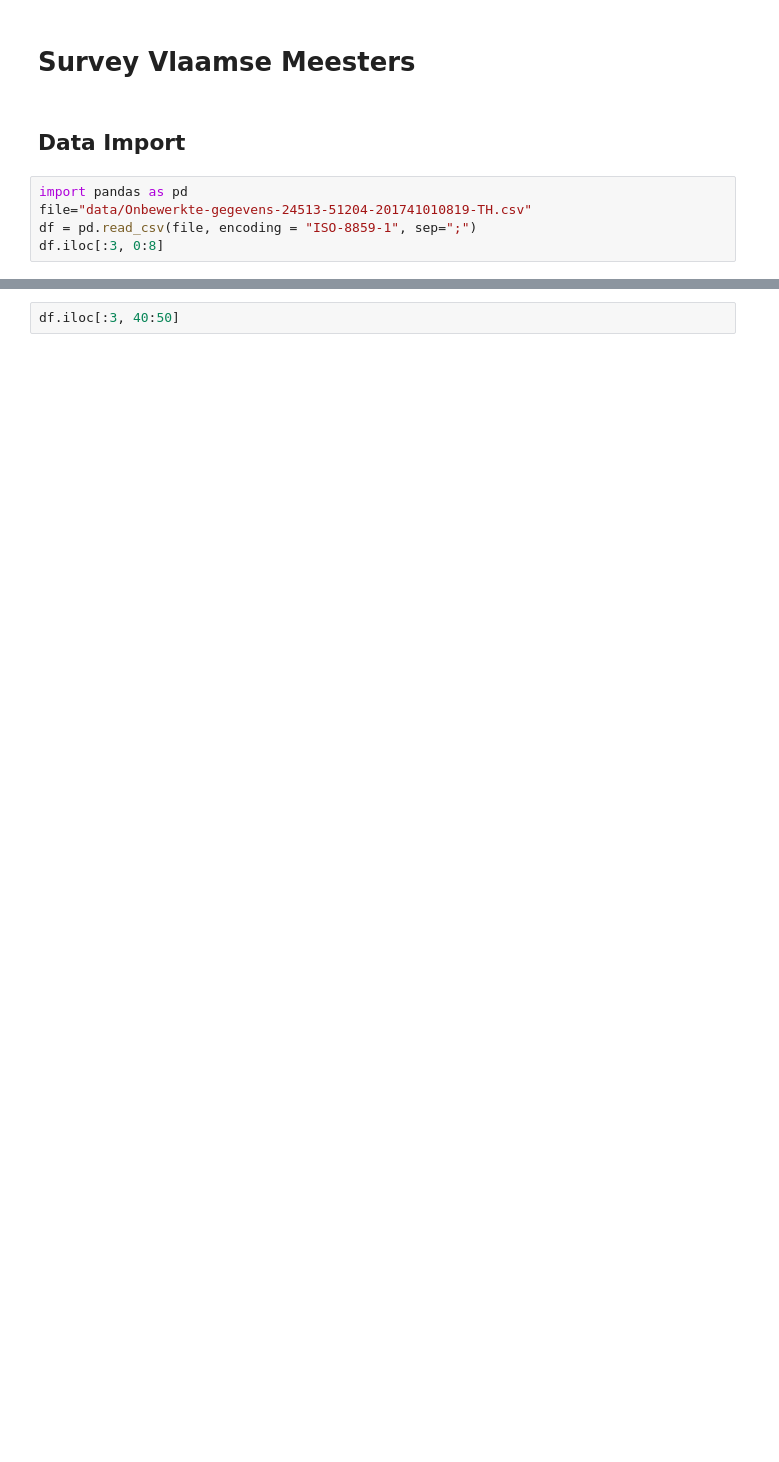
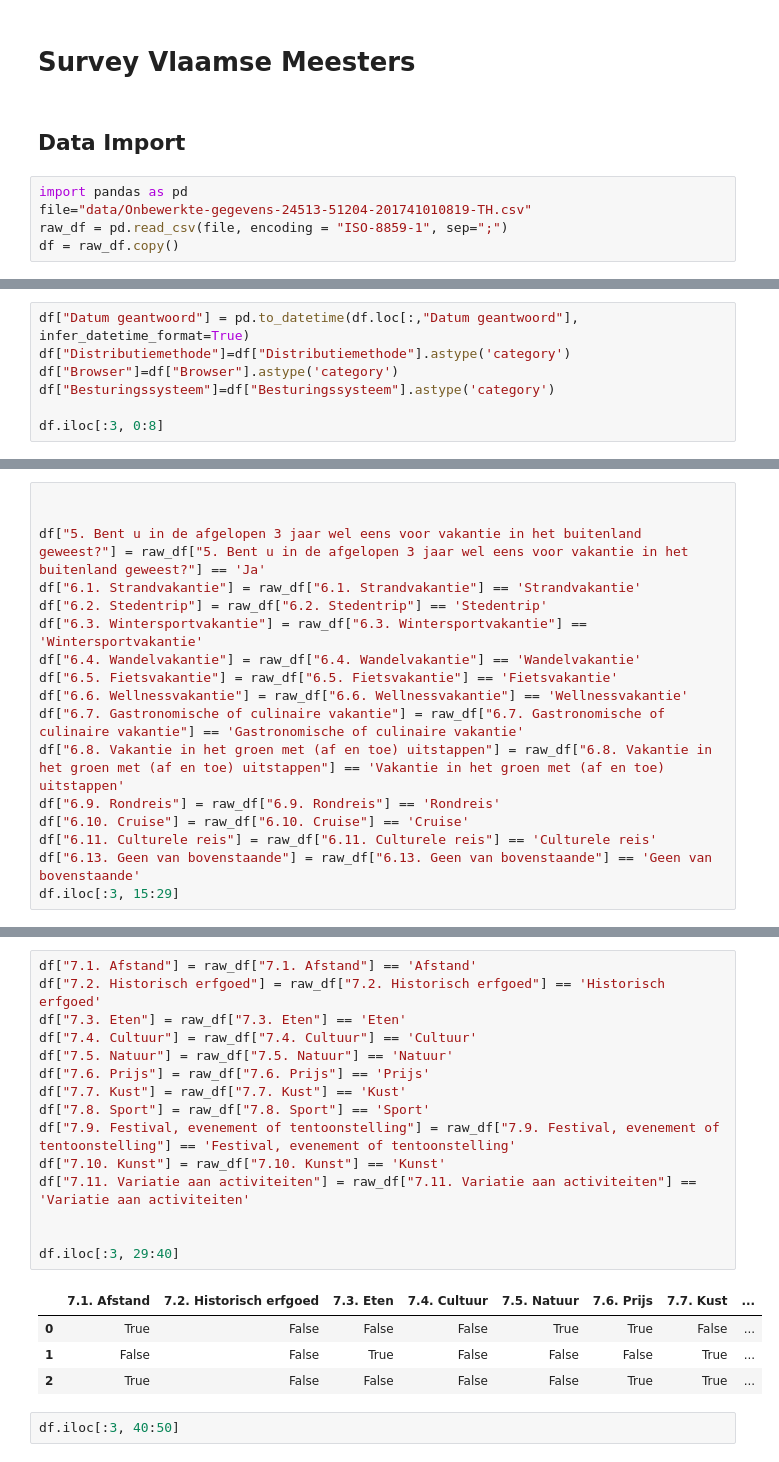
Before and after one commit to tomhostyn/VlMe2017, a Jupyter notebook: Initial exploration.ipynb, the cells around one changed output, grey strips where cells are left out. Cells and saved outputs as stored; diff of their text form; blank space fills up the shorter version.

```diff
--- a/Initial exploration.ipynb
+++ b/Initial exploration.ipynb
@@ -5,5 +5,5 @@
 # %%
 import pandas as pd
 file="data/Onbewerkte-gegevens-24513-51204-201741010819-TH.csv"
-df = pd.read_csv(file, encoding = "ISO-8859-1", sep=";")
-df.iloc[:3, 0:8]
+raw_df = pd.read_csv(file, encoding = "ISO-8859-1", sep=";")
+df = raw_df.copy()
@@ -14,0 +12,7 @@ df.iloc[:3, 0:8]
+# %%
+df["Datum geantwoord"] = pd.to_datetime(df.loc[:,"Datum geantwoord"], infer_datetime_format=True)
+df["Distributiemethode"]=df["Distributiemethode"].astype('category')
+df["Browser"]=df["Browser"].astype('category')
+df["Besturingssysteem"]=df["Besturingssysteem"].astype('category')
+
+df.iloc[:3, 0:8]
@@ -35,0 +31,17 @@ df.iloc[:3, 29:40]
+# %%
+
+
+df["5. Bent u in de afgelopen 3 jaar wel eens voor vakantie in het buitenland geweest?"] = raw_df["5. Bent u in de afgelopen 3 jaar wel eens voor vakantie in het buitenland geweest?"] == 'Ja'
+df["6.1. Strandvakantie"] = raw_df["6.1. Strandvakantie"] == 'Strandvakantie'
+df["6.2. Stedentrip"] = raw_df["6.2. Stedentrip"] == 'Stedentrip'
+df["6.3. Wintersportvakantie"] = raw_df["6.3. Wintersportvakantie"] == 'Wintersportvakantie'
+df["6.4. Wandelvakantie"] = raw_df["6.4. Wandelvakantie"] == 'Wandelvakantie'
+df["6.5. Fietsvakantie"] = raw_df["6.5. Fietsvakantie"] == 'Fietsvakantie'
+df["6.6. Wellnessvakantie"] = raw_df["6.6. Wellnessvakantie"] == 'Wellnessvakantie'
+df["6.7. Gastronomische of culinaire vakantie"] = raw_df["6.7. Gastronomische of culinaire vakantie"] == 'Gastronomische of culinaire vakantie'
+df["6.8. Vakantie in het groen met (af en toe) uitstappen"] = raw_df["6.8. Vakantie in het groen met (af en toe) uitstappen"] == 'Vakantie in het groen met (af en toe) uitstappen'
+df["6.9. Rondreis"] = raw_df["6.9. Rondreis"] == 'Rondreis'
+df["6.10. Cruise"] = raw_df["6.10. Cruise"] == 'Cruise'
+df["6.11. Culturele reis"] = raw_df["6.11. Culturele reis"] == 'Culturele reis'
+df["6.13. Geen van bovenstaande"] = raw_df["6.13. Geen van bovenstaande"] == 'Geen van bovenstaande'
+df.iloc[:3, 15:29]
@@ -36,3 +58,23 @@ df.iloc[:3, 29:40]
+# %%
+df["7.1. Afstand"] = raw_df["7.1. Afstand"] == 'Afstand'
+df["7.2. Historisch erfgoed"] = raw_df["7.2. Historisch erfgoed"] == 'Historisch erfgoed'
+df["7.3. Eten"] = raw_df["7.3. Eten"] == 'Eten'
+df["7.4. Cultuur"] = raw_df["7.4. Cultuur"] == 'Cultuur'
+df["7.5. Natuur"] = raw_df["7.5. Natuur"] == 'Natuur'
+df["7.6. Prijs"] = raw_df["7.6. Prijs"] == 'Prijs'
+df["7.7. Kust"] = raw_df["7.7. Kust"] == 'Kust'
+df["7.8. Sport"] = raw_df["7.8. Sport"] == 'Sport'
+df["7.9. Festival, evenement of tentoonstelling"] = raw_df["7.9. Festival, evenement of tentoonstelling"] == 'Festival, evenement of tentoonstelling'
+df["7.10. Kunst"] = raw_df["7.10. Kunst"] == 'Kunst'
+df["7.11. Variatie aan activiteiten"] = raw_df["7.11. Variatie aan activiteiten"] == 'Variatie aan activiteiten'
+
+
+df.iloc[:3, 29:40]
+# %% [output]
+|  | 7.1. Afstand | 7.2. Historisch erfgoed | 7.3. Eten | 7.4. Cultuur | 7.5. Natuur | 7.6. Prijs | 7.7. Kust | ... |
+| 0 | True | False | False | False | True | True | False | ... |
+| 1 | False | False | True | False | False | False | True | ... |
+| 2 | True | False | False | False | False | True | True | ... |
 # %%
 df.iloc[:3, 40:50]
 # %% [output]
```
Also changed, not shown: parts of 9 cells of this notebook.
